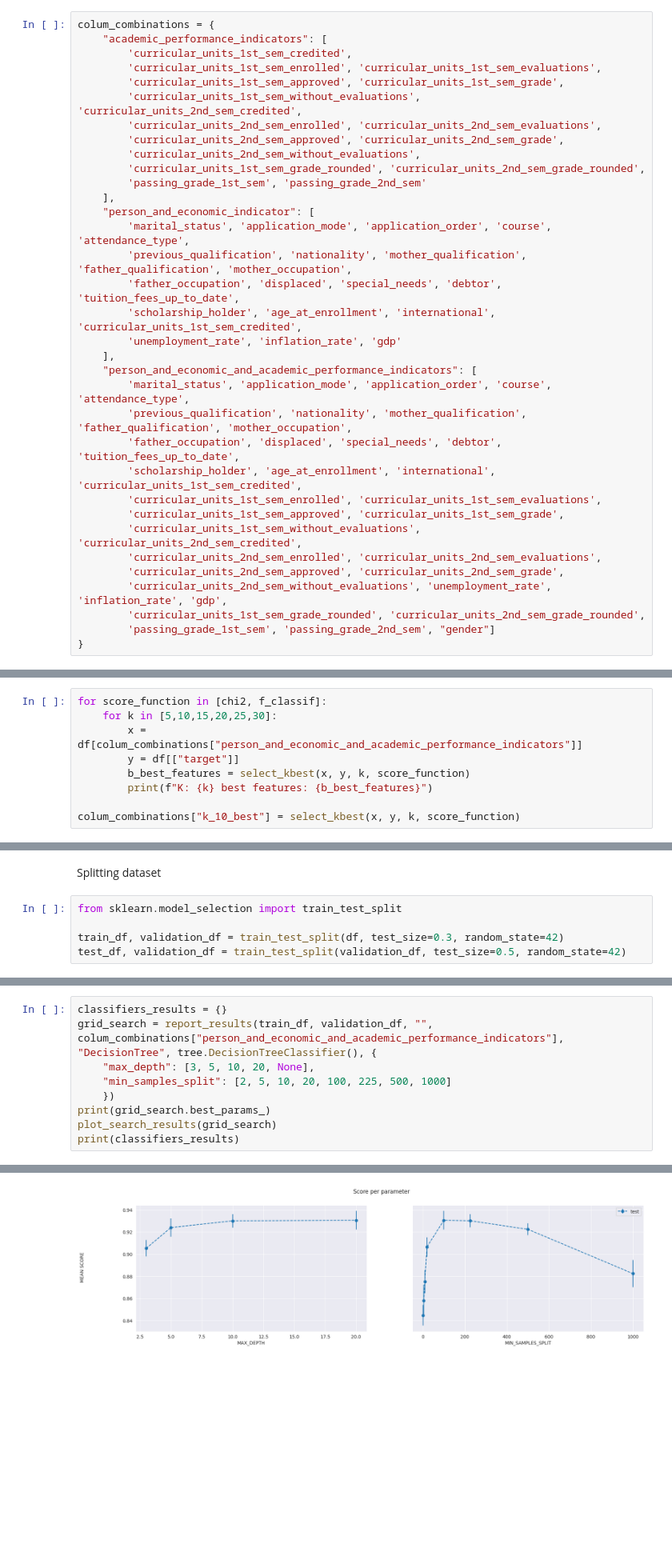
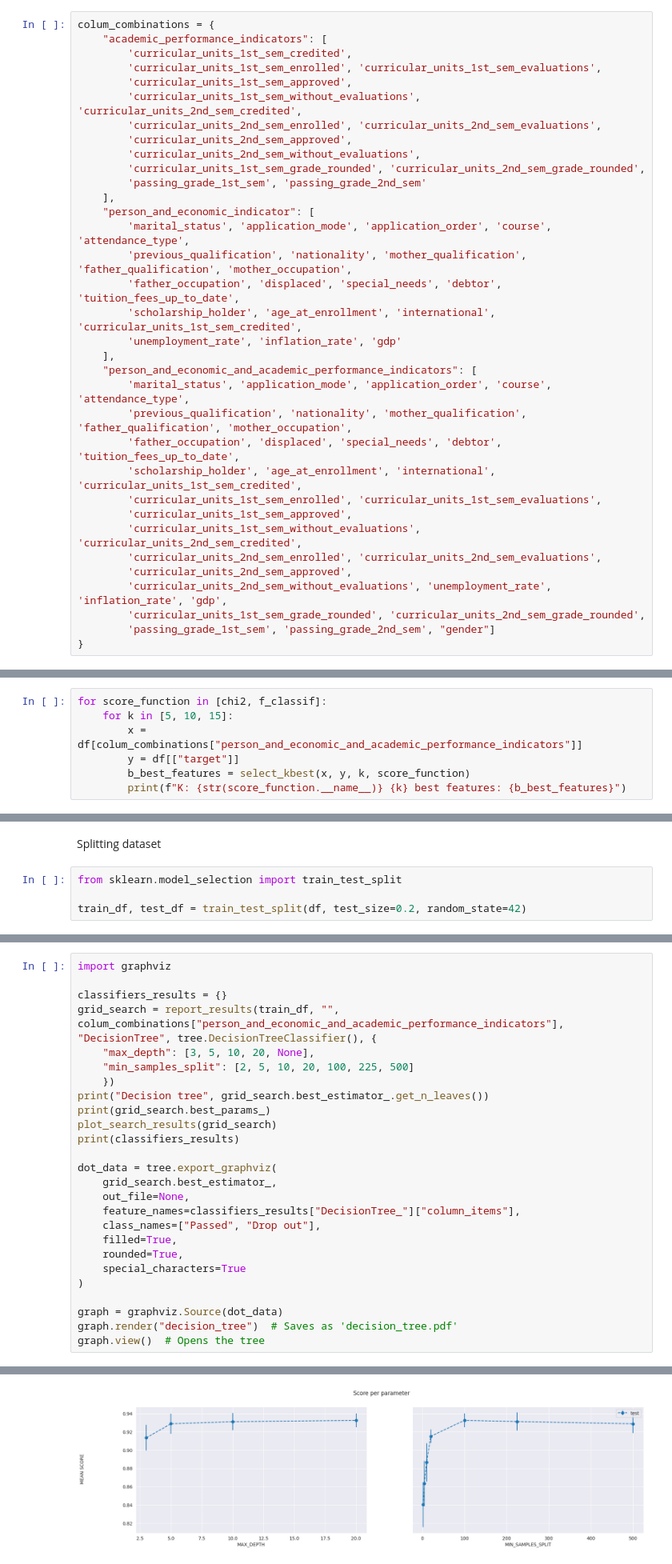
Before and after one commit to SteinVandenbroeke/Data_mining_projects, a Jupyter notebook: Assignment2/Assignment2.ipynb, the cells around one changed output, grey strips where cells are left out. Shown at 80% size. Cells and saved outputs as stored; diff of their text form; blank space fills up the shorter version.

```diff
--- a/Assignment2/Assignment2.ipynb
+++ b/Assignment2/Assignment2.ipynb
@@ -225,10 +213,10 @@ colum_combinations = {
     "academic_performance_indicators": [
         'curricular_units_1st_sem_credited',
         'curricular_units_1st_sem_enrolled', 'curricular_units_1st_sem_evaluations',
-        'curricular_units_1st_sem_approved', 'curricular_units_1st_sem_grade',
+        'curricular_units_1st_sem_approved',
         'curricular_units_1st_sem_without_evaluations', 'curricular_units_2nd_sem_credited',
         'curricular_units_2nd_sem_enrolled', 'curricular_units_2nd_sem_evaluations',
-        'curricular_units_2nd_sem_approved', 'curricular_units_2nd_sem_grade',
+        'curricular_units_2nd_sem_approved',
         'curricular_units_2nd_sem_without_evaluations',
         'curricular_units_1st_sem_grade_rounded', 'curricular_units_2nd_sem_grade_rounded',
         'passing_grade_1st_sem', 'passing_grade_2nd_sem'
@@ -246,10 +234,10 @@ colum_combinations = {
         'father_occupation', 'displaced', 'special_needs', 'debtor', 'tuition_fees_up_to_date',
         'scholarship_holder', 'age_at_enrollment', 'international', 'curricular_units_1st_sem_credited',
         'curricular_units_1st_sem_enrolled', 'curricular_units_1st_sem_evaluations',
-        'curricular_units_1st_sem_approved', 'curricular_units_1st_sem_grade',
+        'curricular_units_1st_sem_approved',
         'curricular_units_1st_sem_without_evaluations', 'curricular_units_2nd_sem_credited',
         'curricular_units_2nd_sem_enrolled', 'curricular_units_2nd_sem_evaluations',
-        'curricular_units_2nd_sem_approved', 'curricular_units_2nd_sem_grade',
+        'curricular_units_2nd_sem_approved',
         'curricular_units_2nd_sem_without_evaluations', 'unemployment_rate', 'inflation_rate', 'gdp',
         'curricular_units_1st_sem_grade_rounded', 'curricular_units_2nd_sem_grade_rounded',
         'passing_grade_1st_sem', 'passing_grade_2nd_sem', "gender"]
@@ -270,11 +272,9 @@ def select_kbest(X_train_full, y_train_full, k=10, score_function=f_classif):
 ### Best performing features
 # %%
 for score_function in [chi2, f_classif]:
-    for k in [5,10,15,20,25,30]:
+    for k in [5, 10, 15]:
         x = df[colum_combinations["person_and_economic_and_academic_performance_indicators"]]
         y = df[["target"]]
         b_best_features = select_kbest(x, y, k, score_function)
-        print(f"K: {k} best features: {b_best_features}")
-
-colum_combinations["k_10_best"] = select_kbest(x, y, k, score_function)
+        print(f"K: {str(score_function.__name__)} {k} best features: {b_best_features}")
 # %% [output]
@@ -300,8 +289,7 @@ Splitting dataset
 # %%
 from sklearn.model_selection import train_test_split
 
-train_df, validation_df = train_test_split(df, test_size=0.3, random_state=42)
-test_df, validation_df = train_test_split(validation_df, test_size=0.5, random_state=42)
+train_df, test_df = train_test_split(df, test_size=0.2, random_state=42)
 # %% [markdown]
 # Creating and comparing models
 # %% [markdown]
@@ -406,12 +497,29 @@ def report_results(train_df, test_df, columns_name, columns, classifier_name, cl
 # %% [markdown]
 ## Decision trees
 # %%
+import graphviz
+
 classifiers_results = {}
-grid_search = report_results(train_df, validation_df, "", colum_combinations["person_and_economic_and_academic_performance_indicators"], "DecisionTree", tree.DecisionTreeClassifier(), {
+grid_search = report_results(train_df, "", colum_combinations["person_and_economic_and_academic_performance_indicators"], "DecisionTree", tree.DecisionTreeClassifier(), {
     "max_depth": [3, 5, 10, 20, None],
-    "min_samples_split": [2, 5, 10, 20, 100, 225, 500, 1000]
+    "min_samples_split": [2, 5, 10, 20, 100, 225, 500]
     })
+print("Decision tree", grid_search.best_estimator_.get_n_leaves())
 print(grid_search.best_params_)
 plot_search_results(grid_search)
 print(classifiers_results)
+
+dot_data = tree.export_graphviz(
+    grid_search.best_estimator_,
+    out_file=None,
+    feature_names=classifiers_results["DecisionTree_"]["column_items"],
+    class_names=["Passed", "Drop out"],
+    filled=True,
+    rounded=True,
+    special_characters=True
+)
+
+graph = graphviz.Source(dot_data)
+graph.render("decision_tree")  # Saves as 'decision_tree.pdf'
+graph.view()  # Opens the tree
 # %% [output]
@@ -418,2 +527,2 @@ print(classifiers_results)
 {'max_depth': 20, 'min_samples_split': 100}
-[figure, old version]
+[figure, new version]
```
Also changed, not shown: parts of 23 cells of this notebook, 6 other files.
